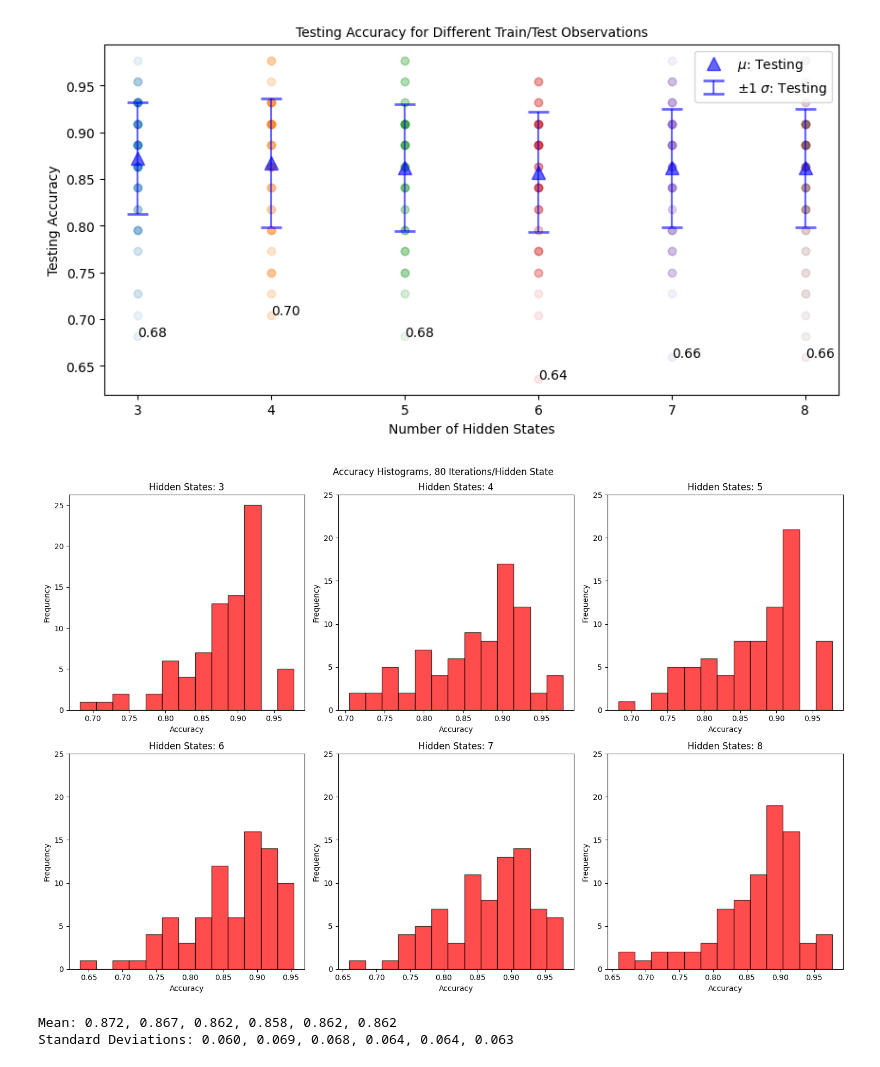
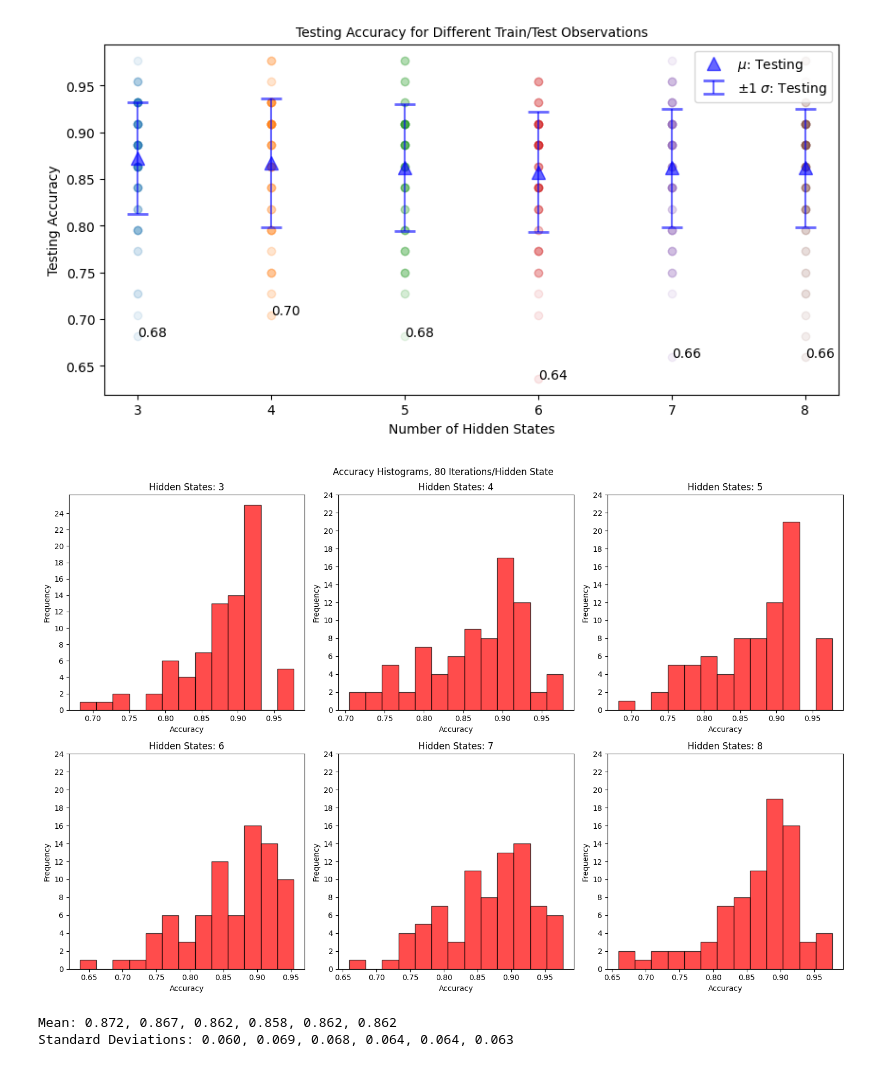
Before and after one commit to Wilfred-Mason/MECH-501, a Jupyter notebook: main/main_notebook_3.ipynb, the cells around one changed output. Drawn from its saved outputs; the diff is of its cells as text; code cells hidden in the pictures.

```diff
--- a/main/main_notebook_3.ipynb
+++ b/main/main_notebook_3.ipynb
@@ -103,0 +41,7 @@ Alessandro Albini, Francesco Grella, Perla Maiolino, and Giorgio Cannata. Exploi
+# %%
+fig, axes = plt.subplots(1,1, figsize=(8,8))
+image_path = f'../main/images/setup.png'
+img = mpimg.imread(image_path)
+axes.imshow(img)
+axes.axis('off')
+plt.show()
@@ -1867,35 +1881,35 @@ plt.show()
 n_bins = 13
 max_frequency = 0
 num_columns = 3
 
 #calculate the number of rows based on the number of hidden states
 num_hidden_states = len(accuracies_test_cv)
 num_rows = (len(hidden_states_set) + num_columns - 1) // num_columns
 
 #create subplots
 fig, axes = plt.subplots(num_rows, num_columns, figsize=(15, 5 * num_rows))
 fig.suptitle('Accuracy Histograms, 80 Iterations/Hidden State')
 axes = axes.flatten()
 
 #iterate over hidden states and create histograms
 for i, (hidden_state, accuracies) in enumerate(accuracies_test_cv.items()):
     ax = axes[i]
 
     #create the histogram
     n, bins, patches = ax.hist(accuracies, bins=n_bins, edgecolor='black', alpha=0.7, color='red')
     max_frequency = max(max_frequency, max(n))
     ax.set_xlabel('Accuracy')
     ax.set_ylabel('Frequency')
     ax.set_title(f'Hidden States: {hidden_state}')
 
 tolerance = 1
 for ax in axes:
-    ax.set_yticks(ticks=np.arange(0, max_frequency + tolerance, 5))
+    ax.set_yticks(ticks=np.arange(0, max_frequency + tolerance, 2))
 
 plt.tight_layout()
 plt.show()
 # %% [output]
-[figure, old version]
+[figure, new version]
 # %%
 #print the average accuracy each number of hidden states and the standard deviations
 formatted_accuracies = [f'{accuracy:.3f}' for accuracy in average_accuracies_test]
```
Also changed, not shown: parts of 10 cells of this notebook, 1 other file.
